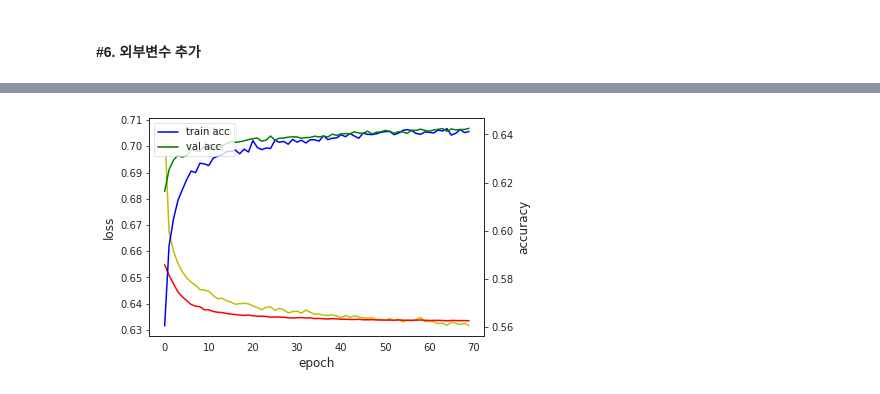
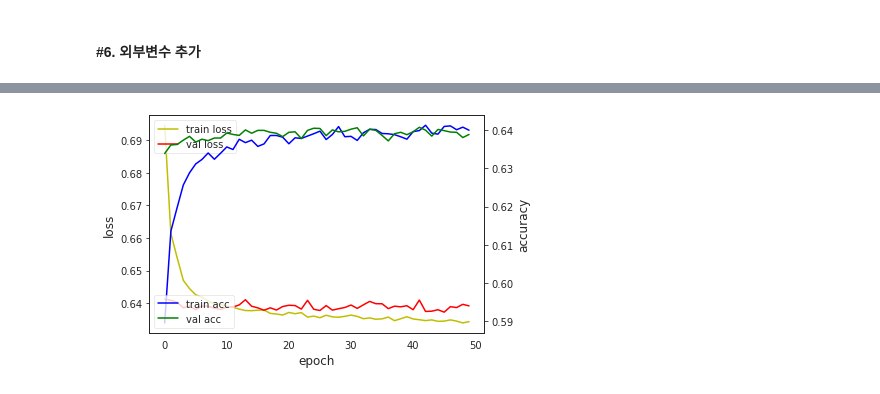
Before and after one commit to jaehyun0220/Colab, a Jupyter notebook: SDS_PublicData_6.ipynb, the cells around one changed output, grey strips where cells are left out. Cells and saved outputs as stored; diff of their text form; code cells hidden in the pictures.

```diff
--- a/SDS_PublicData_6.ipynb
+++ b/SDS_PublicData_6.ipynb
@@ -738,7 +623 @@ https://0c87c0ca.ngrok.io
-# %%
-activation = "softmax"
-optimizer = keras.optimizers.SGD()
-input_dim = train_x.shape[1]
-batch_size = 128
-epochs = 10
 # %%
@@ -875,0 +908,28 @@ epochs = 100
+# %%
+with tf.Session(graph=graph2) as sess:
+  # load model
+  model =  keras.models.load_model('model_keras_2.h5', custom_objects={'precision': precision, 'recall':recall, 'f1score':f1score})
+  # summarize model.
+  model.summary()
+
+  score = model.evaluate(test_x, test_y, verbose=0)
+  print('Test loss:', score[0])
+  print('Test accuracy:', score[1])
+
+  pred_y_dl = model.predict(test_x)
+  pred_y_dl = (pred_y_dl>0.5)
+  print("Accuracy: {:.5f}".format(accuracy_score(test_y, pred_y_dl)))
+  print("Confusion Matrix: \n", confusion_matrix(test_y, pred_y_dl))
+  print("Classification Report Matrix: \n", classification_report(test_y, pred_y_dl, digits=3))
+
+  roc_auc_dl1 = roc_auc_score(test_y, pred_y_dl)
+  print("roc_auc score is : ", roc_auc_dl1)
+
+  fpr, tpr, threshold = roc_curve(test_y, pred_y_dl)
+  roc_auc = auc(fpr, tpr)
+
+  auc_graph(roc_auc, fpr, tpr)
+
+# IV > 0001 Accuracy: 0.6444 F1score 0: 0.633 1: 0.655and IV > previous result 0.6435/0.639/ 0.648
+
+# 0.64250 / 0.64440/ 0.6452
@@ -978,20 +1078,20 @@ Classification Report Matrix:
 # %%
 import matplotlib.pyplot as plt
 
 fig, loss_ax = plt.subplots()
 acc_ax = loss_ax.twinx()
 
-loss_ax.plot(hist.history['loss'], 'y', label='train loss')
-loss_ax.plot(hist.history['val_loss'], 'r', label='val loss')
+loss_ax.plot(hist3.history['loss'], 'y', label='train loss')
+loss_ax.plot(hist3.history['val_loss'], 'r', label='val loss')
 loss_ax.set_xlabel('epoch')
 loss_ax.set_ylabel('loss')
 loss_ax.legend(loc='upper left')
 
-acc_ax.plot(hist.history['acc'], 'b', label='train acc')
-acc_ax.plot(hist.history['val_acc'], 'g', label='val acc')
+acc_ax.plot(hist3.history['acc'], 'b', label='train acc')
+acc_ax.plot(hist3.history['val_acc'], 'g', label='val acc')
 acc_ax.set_ylabel('accuracy')
-acc_ax.legend(loc='upper left')
+acc_ax.legend(loc='lower left')
 
 plt.show()
 # %% [output]
-[figure, old version]
+[figure, new version]
```
Also changed, not shown: parts of 35 cells of this notebook.
